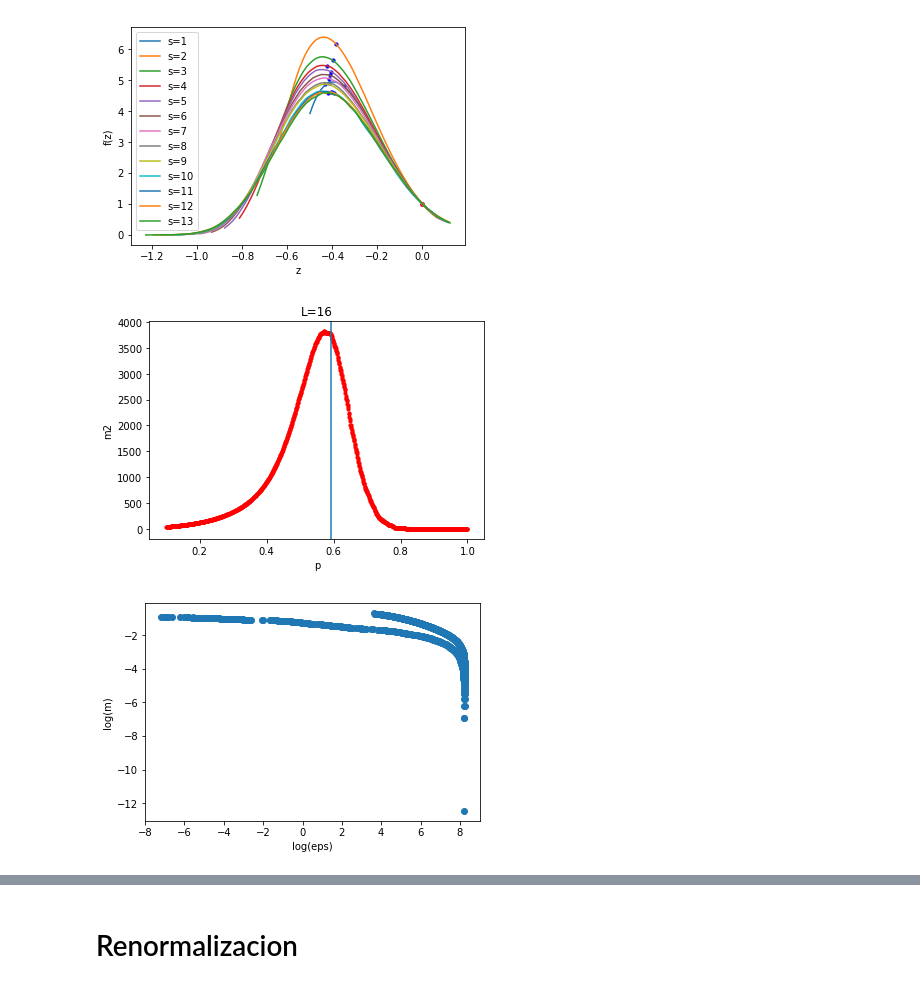
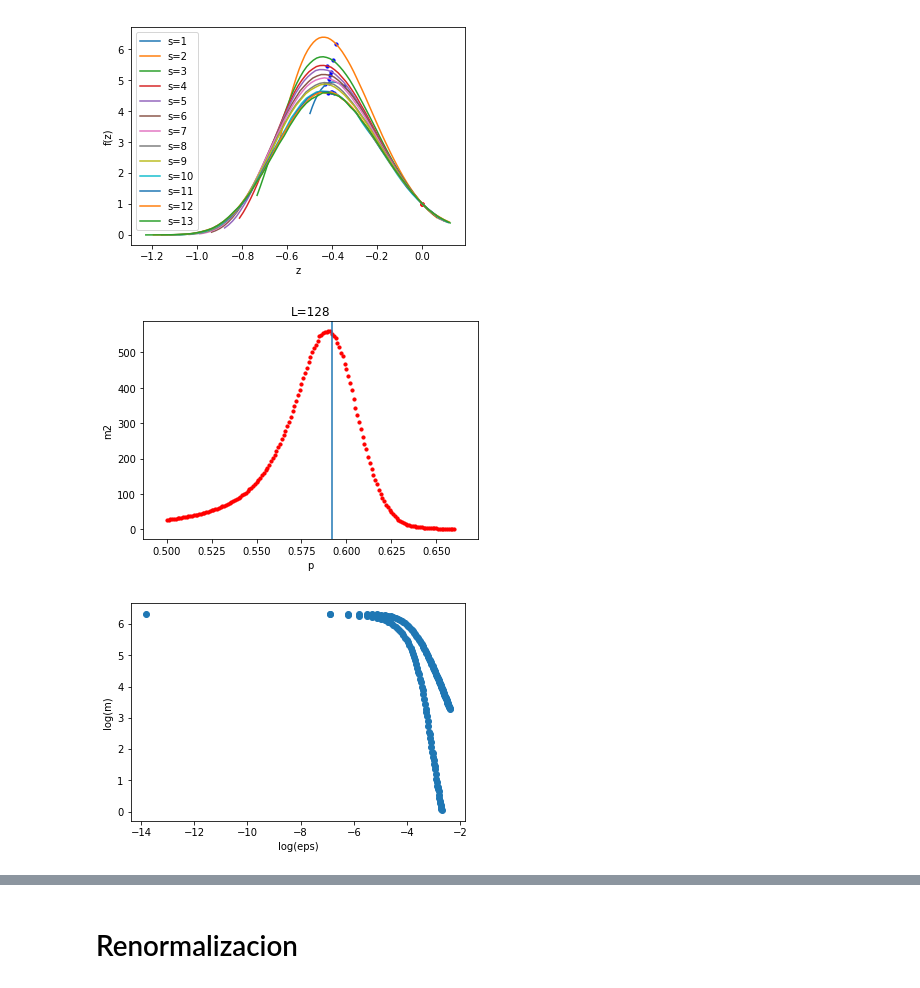
Before and after one commit to Luciousboy/computacional, a Jupyter notebook: graficador.ipynb, the cells around one changed output, grey strips where cells are left out. Drawn from its saved outputs; the diff is of its cells as text; code cells hidden in the pictures.

Commit message:
intentos de gamma

```diff
--- a/graficador.ipynb
+++ b/graficador.ipynb
@@ -507,7 +515,7 @@ for i,l in enumerate(L):
 #    plt.scatter(np.hstack([np.linspace(0,(prob_Total[i][0]),30),p]),np.hstack([[0]*len(np.linspace(0,(prob_Total[i][0]),30)),(pinf)]))
     plt.plot(p,pinf)
     plt.xlabel('P')
-    plt.ylabel('P_inf')
+    plt.ylabel('$P_\infty$')
 plt.legend(['L='+l for l in L])
 
 plt.show()
@@ -828,7 +831,7 @@ plt.show()
 # %% [output]
 [figure]
 # %%
-for j in [1]:
+for j in [4]:
     ns=ns_total[j]
     i=0
     momentos=[]
@@ -836,44 +839,44 @@ for j in [1]:
     log_eps=[]
     for tira in ns:
         p=prob_total[j][i]
-        pc=pc_L2[j][1]
+        pc=0.592
         arg=[round(prob,3) for prob in prob_total[j]].index(round(pc,2))
         i+=1
         m2=0
         for k in range(0,len(tira)):
-            m2=m2+tira[k]*(k**2);
+            m2=m2+tira[k]/(int(l)**2)*(k**2);
         momentos.append(m2)
     plt.scatter(prob_total[j],momentos,s=10,c='red')
     log_m=np.log(momentos)
     log_eps=np.log([abs(prob-pc) for prob in prob_total[j]])
     plt.axvline(pc)
     plt.xlabel('p')
     plt.ylabel('m2')
     plt.title('L='+L[j])
     plt.show()
     #plt.scatter(log_eps,log_m,s=10)
     gamma_mas=[]
     gamma_menos=[]
-    cp=8
+    cp=7
     for k in range(len(ns)-cp):
         if prob_total[j][k]>pc and prob_total[j][k+cp]>pc:
             try:
                 [GAMMA,b]=np.polyfit(log_eps[k:k+cp],log_m[k:k+cp],1)
             except:
                 print(k)
-            gamma_mas.append([prob_total[j][k]-pc,-GAMMA])
+            gamma_mas.append([prob_total[j][k+cp]-pc,-GAMMA])
         elif prob_total[j][k]<pc and prob_total[j][k+cp]<pc:
             [GAMMA,b]=np.polyfit(log_eps[k:k+cp],log_m[k:k+cp],1)
-            gamma_menos.append([pc-prob_total[j][k+cp],-GAMMA])
+            gamma_menos.append([pc-prob_total[j][k],-GAMMA])
     gamma_menos.reverse()
     plt.show()
-    plt.scatter(log_m,log_eps)
+    plt.scatter(log_eps,log_m)
     plt.xlabel('log(eps)')
     plt.ylabel('log(m)')
     plt.show()
 # %% [output]
-[figure, old version]
+[figure, new version]
-[figure, old version]
+[figure, new version]
 # %%
 mini=np.argmin([abs(i-j) for i,j in zip([i[1] for i in gamma_menos][0:20],[i[1] for i in gamma_mas][0:20])])
 plt.scatter([i[0] for i in gamma_menos][:30],[i[1] for i in gamma_menos][:30],color='r')
```
Also changed, not shown: parts of 17 cells of this notebook, 11 other files.
